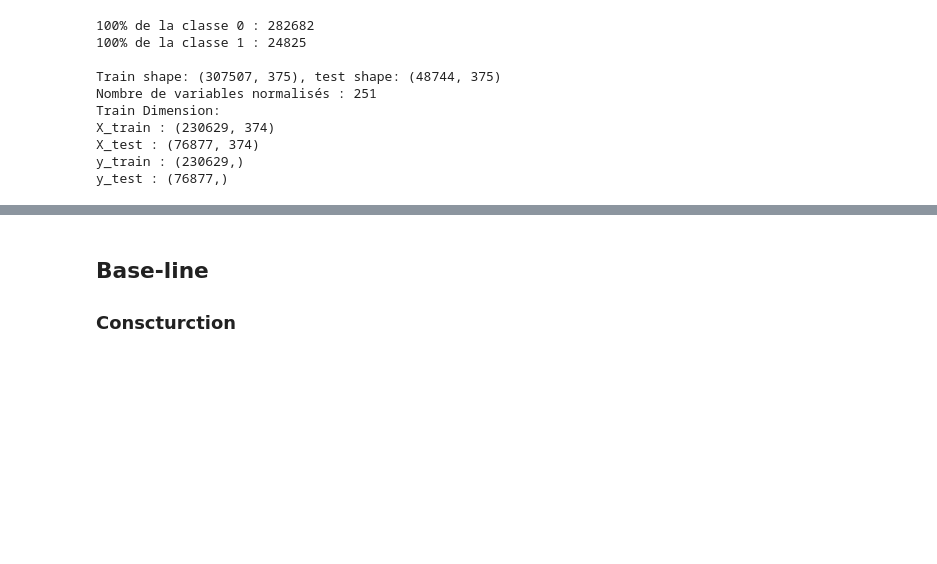
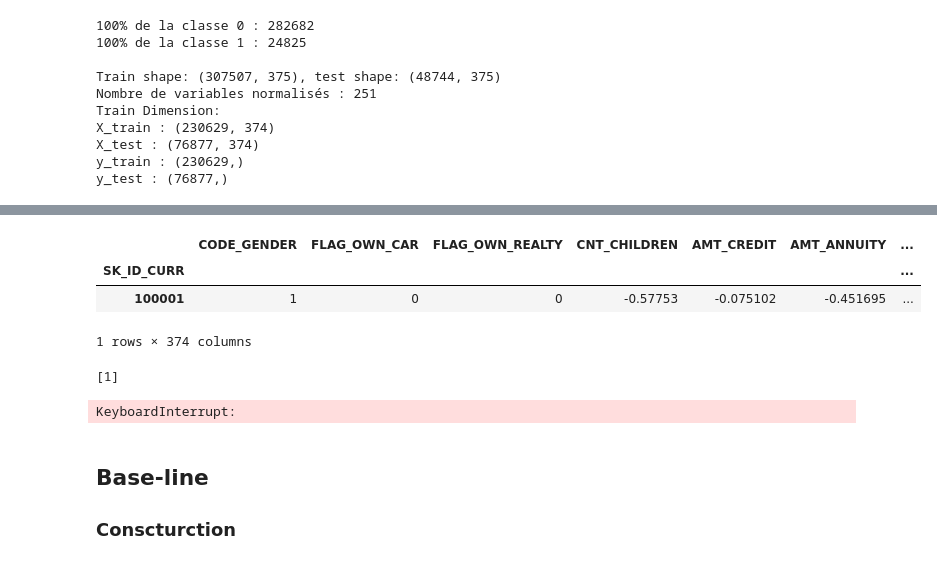
Before and after one commit to Boubacarkone/openclassrooms_projects7, a Jupyter notebook: Notebooks/modelisation.ipynb, the cells around one changed output, grey strips where cells are left out. Saved outputs shown, nothing was run; the diff lists cells and outputs as text; code cells hidden in the pictures; blank space fills up the shorter version.

```diff
--- a/Notebooks/modelisation.ipynb
+++ b/Notebooks/modelisation.ipynb
@@ -499,3 +499,6 @@ X_train : (230629, 374)
 X_test : (76877, 374)
 y_train : (230629,)
 y_test : (76877,)
+# %%
+test_df = pd.read_csv("/Users/kone/Desktop/Oc_Formation/Projets/Projet7/openclassrooms_projects7/model_and_data/test_df.csv", index_col=[0])
+test_df.head()
@@ -502,3 +514,22 @@ y_test : (76877,)
+# %%
+row = test_df[test_df.index == 100001]
+row
+# %% [output]
+|  | CODE_GENDER | FLAG_OWN_CAR | FLAG_OWN_REALTY | CNT_CHILDREN | AMT_CREDIT | AMT_ANNUITY | ... |
+| SK_ID_CURR |  |  |  |  |  |  | ... |
+| 100001 | 1 | 0 | 0 | -0.57753 | -0.075102 | -0.451695 | ... |
+1 rows × 374 columns
+# %%
+predic_proba = [1] #model.predict_proba(row)[:,1]
+predic_proba
+# %% [output]
+[1]
+# %%
+result = permutation_importance(
+            model, row, predic_proba,n_repeats=5, random_state=42, n_jobs=-1
+        )
+# %% [output]
+KeyboardInterrupt:
 # %% [markdown]
 ## Base-line
 
```
Also changed, not shown: parts of 6 cells of this notebook, 3 other files.
